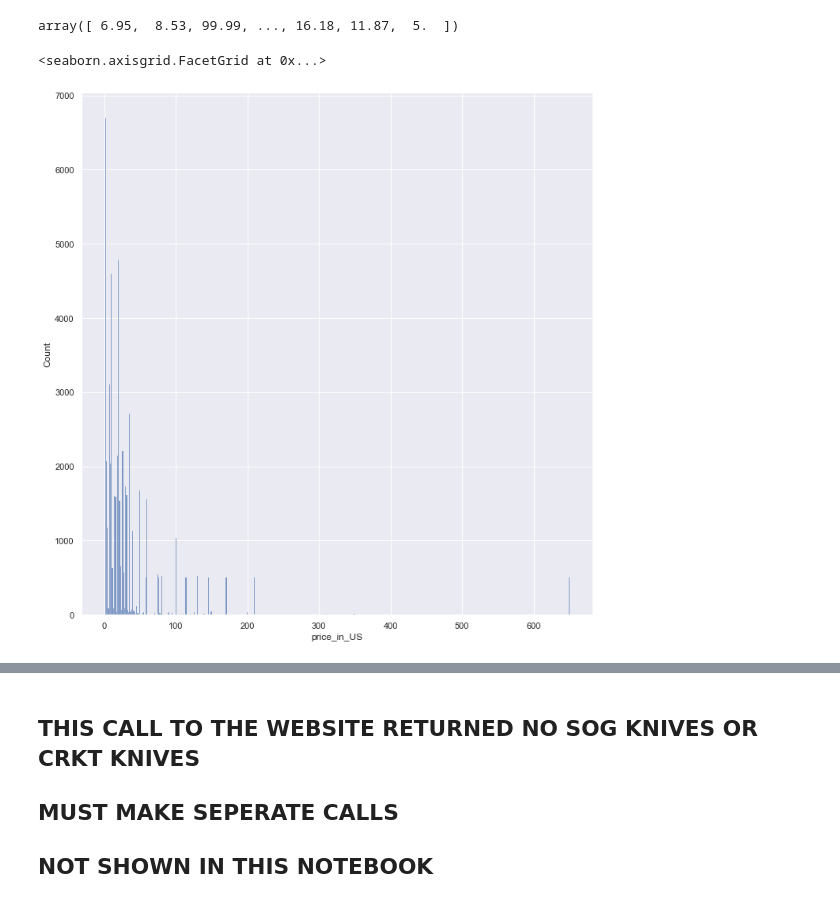
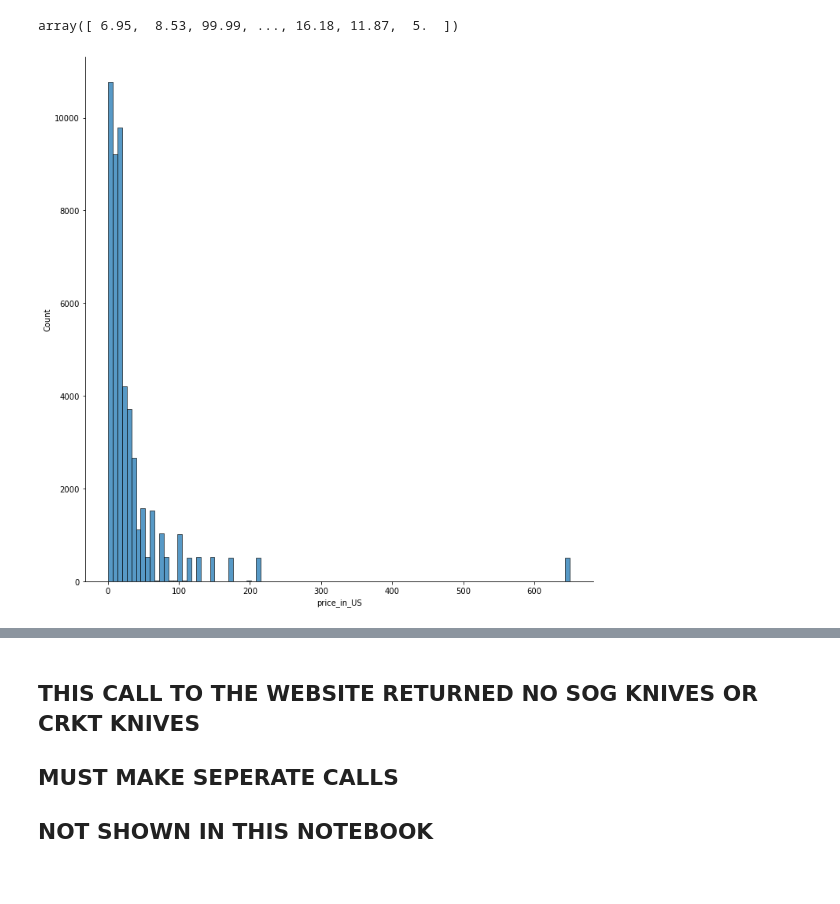
Before and after one commit to ddey117/Neural_Network_Predicting_Reseller_Success_Ebay, a Jupyter notebook: Predicting_Reseller_Success_Ebay.ipynb, the cells around one changed output, grey strips where cells are left out. Saved outputs shown, nothing was run; the diff lists cells and outputs as text; code cells hidden in the pictures.

```diff
--- a/Predicting_Reseller_Success_Ebay.ipynb
+++ b/Predicting_Reseller_Success_Ebay.ipynb
@@ -678,7 +688,7 @@ df.price_in_US.values
 # %% [output]
 array([ 6.95,  8.53, 99.99, ..., 16.18, 11.87,  5.  ])
 # %%
-sns.displot(df.price_in_US, height=10,aspect=1)
+sns.displot(df.price_in_US, height=10,aspect=1, bins=100)
+plt.show();
 # %% [output]
-<seaborn.axisgrid.FacetGrid at 0x...>
-[figure, old version]
+[figure, new version]
```
Also changed, not shown: parts of 22 cells of this notebook, 3 other files.
